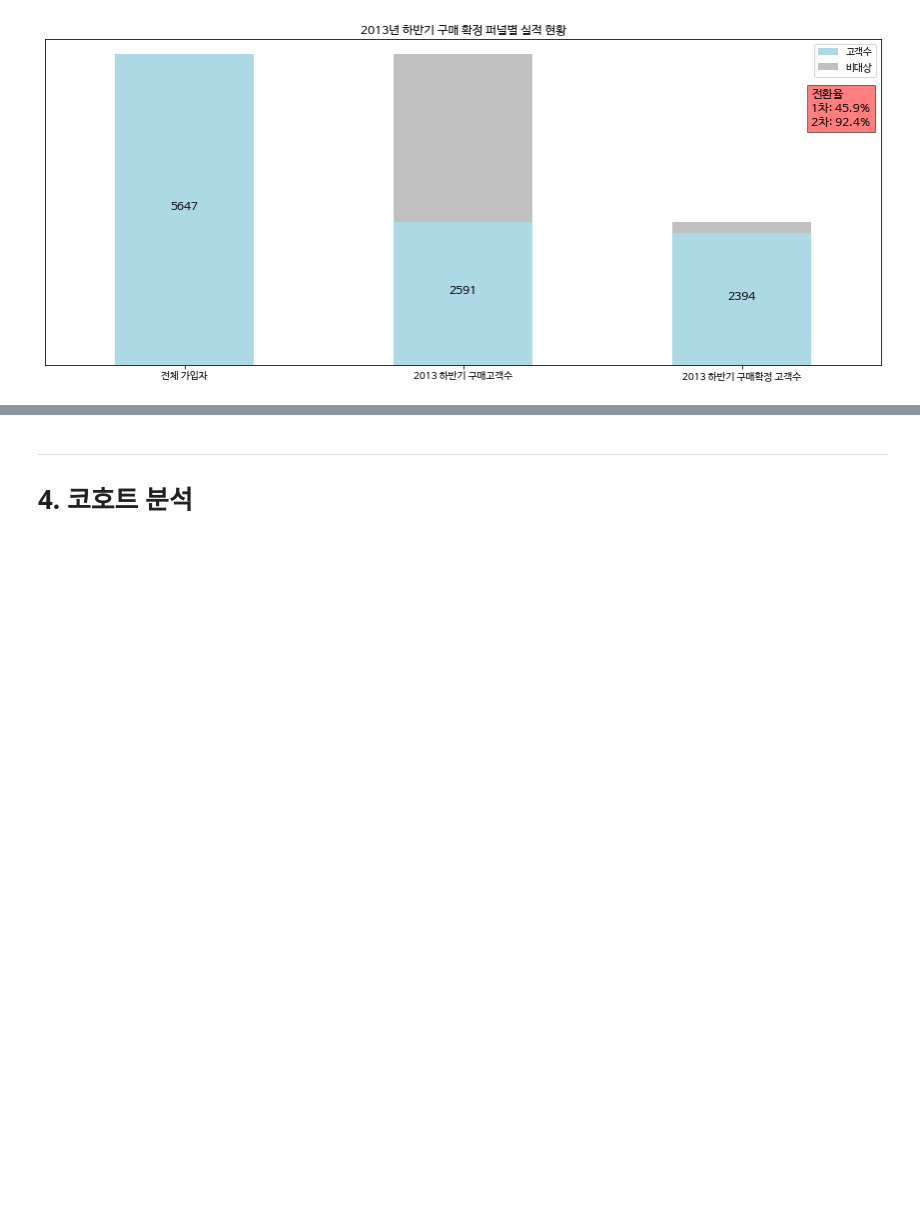
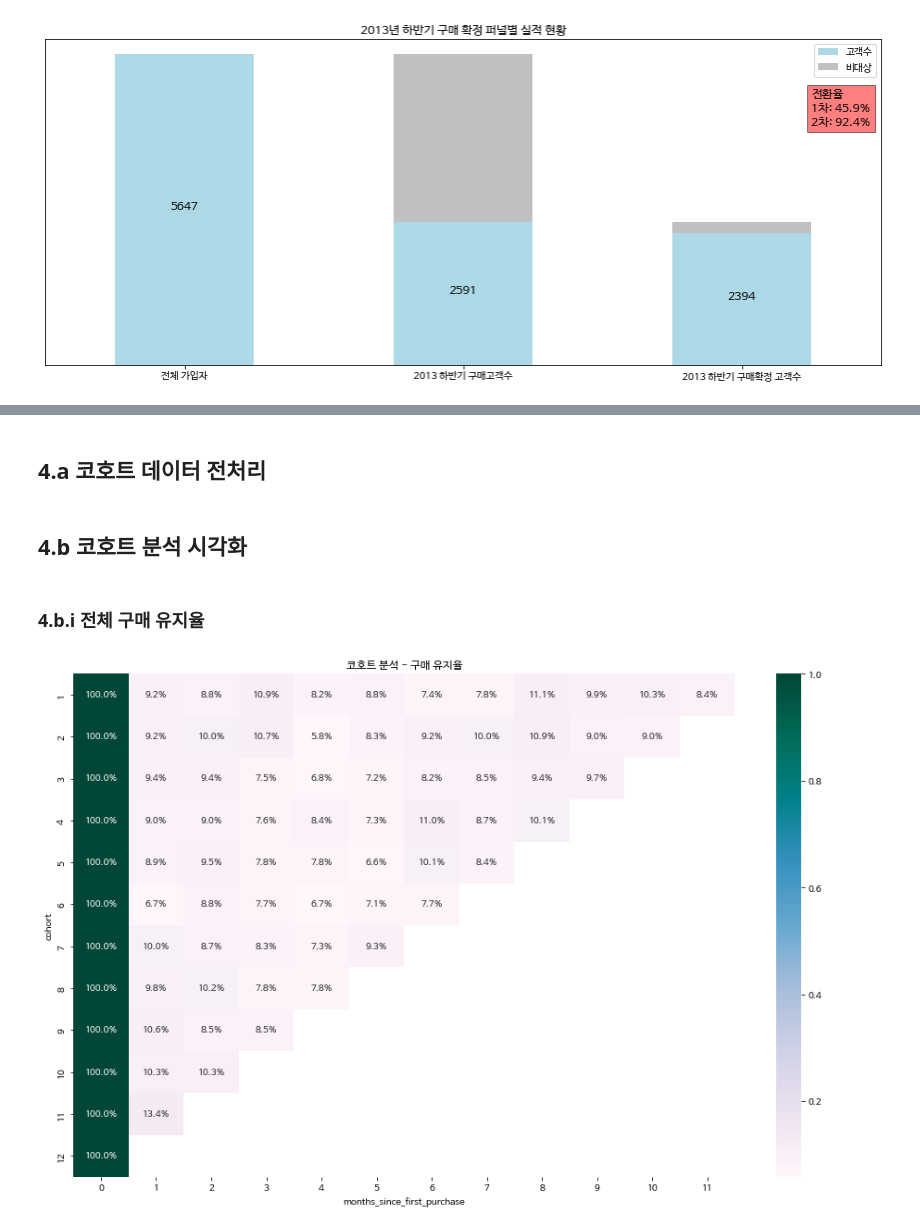
Before and after one commit to sunnyl94/Data-Analysis-Folder, a Jupyter notebook: Retail_Case_Study.ipynb, the cells around one changed output, grey strips where cells are left out. Drawn from its saved outputs; the diff is of its cells as text; code cells hidden in the pictures; blank space fills up the shorter version.

```diff
--- a/Retail_Case_Study.ipynb
+++ b/Retail_Case_Study.ipynb
@@ -1083,7 +1096,39 @@ plt.show()
+# %% [markdown]
+## 4.a 코호트 데이터 전처리
+# %%
+import seaborn as sns
+
+cohort_df = new_data[(new_data['tran_date'] >= '2012-01-01') & (new_data['tran_date'] < '2013-01-01') & (new_data['confirmed'] == 'confirm')]
+
+# tran_date에서 월 추출
+cohort_df['month'] = cohort_df['tran_date'].dt.month
+
+# 첫 구매일의 월별 코호트 생성
+cohort_df['cohort'] = cohort_df.groupby('cust_id')['month'].transform('min')
+
+# 첫 구매일 월부터 경과 월수 계산
+cohort_df['months_since_first_purchase'] = cohort_df['month'] - cohort_df['cohort']
+
+# 각 코호트 경과 월수에 해당하는 고객 수 계산
+cohort_data = cohort_df.groupby(['cohort', 'months_since_first_purchase'])['cust_id'].nunique().reset_index()
+
+# 각 코호트의 고객수 계산
+cohort_sizes = cohort_df.groupby('cohort')['cust_id'].nunique()
+
+# 경과월수별 구매 유지율 계산
+cohort_data = cohort_data.merge(cohort_sizes, on='cohort')
+cohort_data['retention'] = cohort_data['cust_id_x'] / cohort_data['cust_id_y']
 # %% [markdown]
-
-
----
-
-
-# **4. 코호트 분석**
+## 4.b 코호트 분석 시각화
+# %% [markdown]
+### 4.b.i 전체 구매 유지율
+# %%
+# 코호트와 경과 월수별 구매 유지율 시각화
+cohort_heatmap = cohort_data.pivot_table(index='cohort', columns='months_since_first_purchase', values='retention')
+
+plt.figure(figsize=(16, 10))
+plt.title('코호트 분석 - 구매 유지율')
+sns.heatmap(cohort_heatmap, cmap='PuBuGn', annot=True, fmt='.1%')
+plt.show()
+# %% [output]
+[figure, added]
```
Also changed, not shown: parts of 8 cells of this notebook.
